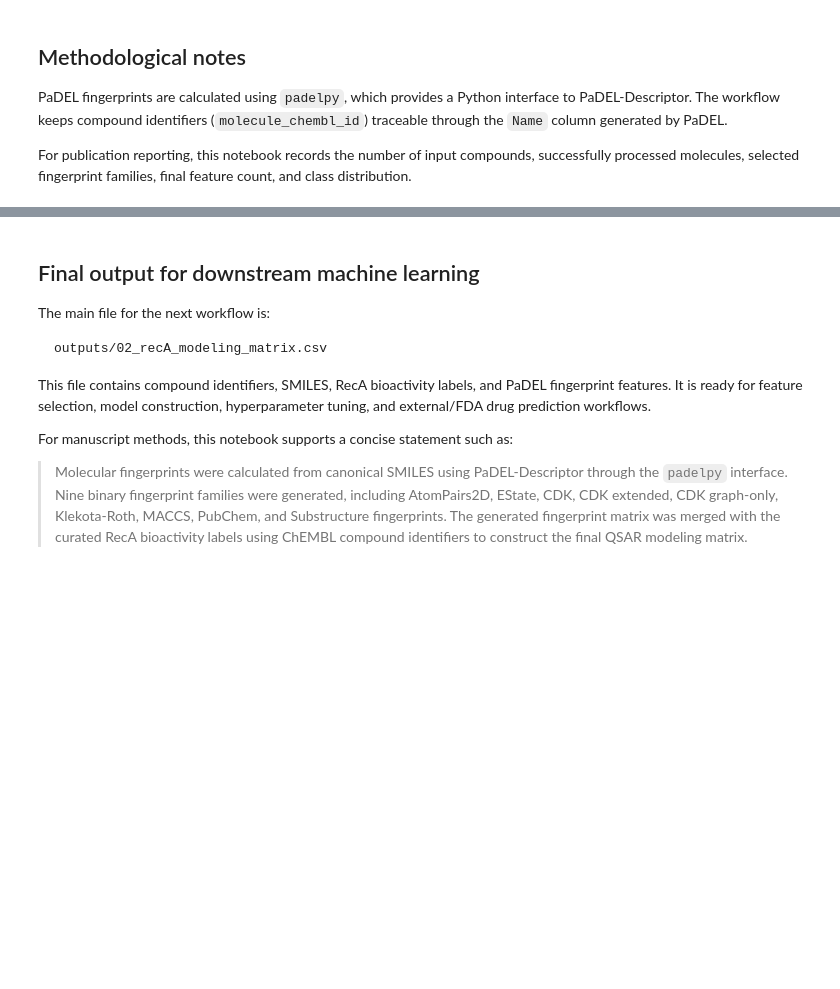
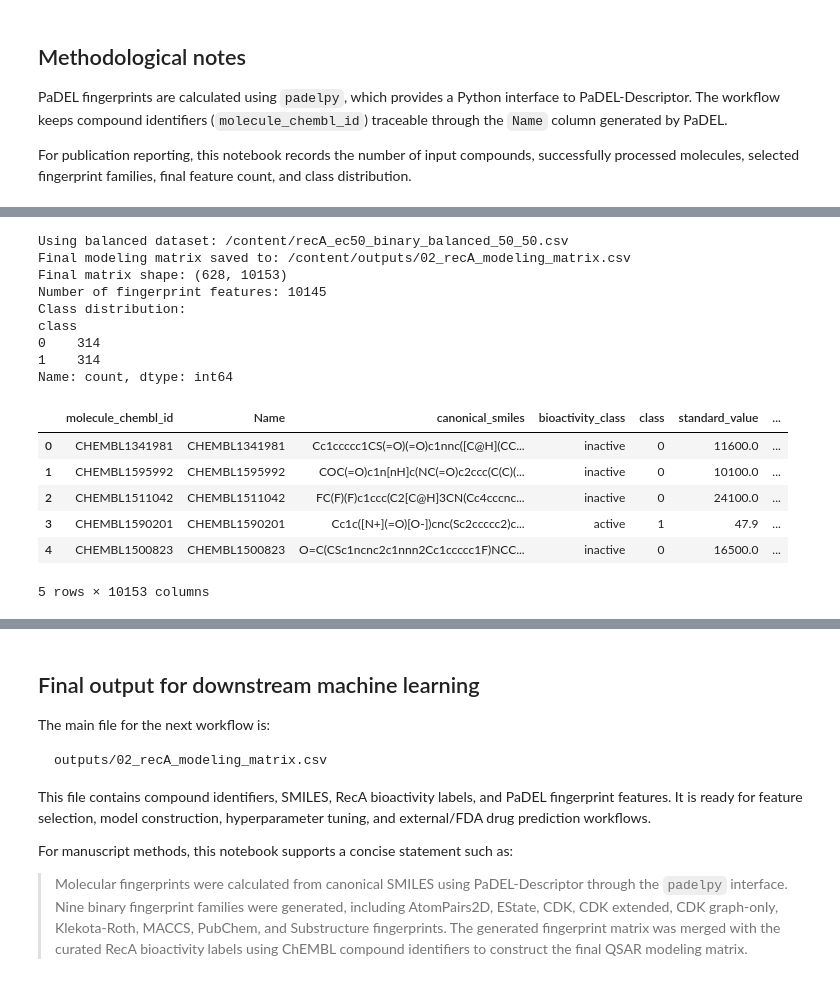
Before and after one commit to akbar527/Akbar, a Jupyter notebook: 2_RecA_PaDEL_Fingerprint_Modeling_Matrix_publication_ready.ipynb, the cells around one changed output, grey strips where cells are left out. Drawn from its saved outputs; the diff is of its cells as text; code cells hidden in the pictures; blank space fills up the shorter version.

```diff
--- a/2_RecA_PaDEL_Fingerprint_Modeling_Matrix_publication_ready.ipynb
+++ b/2_RecA_PaDEL_Fingerprint_Modeling_Matrix_publication_ready.ipynb
@@ -310,19 +365,22 @@ def calculate_fingerprint_family(
     output_file = PADEL_DIR / f"{fingerprint_name}.csv"
 
     print(f"Calculating {fingerprint_name} fingerprints...")
-    padeldescriptor(
-        mol_dir=str(SMILES_FILE),
-        d_file=str(output_file),
-        descriptortypes=str(descriptor_xml),
-        detectaromaticity=True,
-        standardizenitro=True,
-        standardizetautomers=True,
-        removesalt=True,
-        fingerprints=True,
-        threads=threads,
-        log=True,
-        maxruntime=timeout,
-    )
+    padel_args = {
+        "mol_dir": str(SMILES_FILE),
+        "d_file": str(output_file),
+        "descriptortypes": str(descriptor_xml),
+        "detectaromaticity": True,
+        "standardizenitro": True,
+        "standardizetautomers": True,
+        "removesalt": True,
+        "fingerprints": True,
+        "threads": threads,
+        "log": True,
+    }
+    if timeout is not None:
+        padel_args["maxruntime"] = timeout
+
+    padeldescriptor(**padel_args)
 
     if not output_file.exists():
         raise FileNotFoundError(f"PaDEL did not create output file: {output_file}")
@@ -409,6 +495,12 @@ combined_fingerprints.head()
 # ============================================================
 # 8. Assemble final modeling matrix
 # ============================================================
+
+# Redefine INPUT_FILE and BALANCED_FILE to their actual locations in /content
+# This temporary redefinition is necessary because the global variables were set
+# to a nested path that does not exist for these files in the current environment.
+INPUT_FILE = Path("/content/recA_ec50_binary.csv")
+BALANCED_FILE = Path("/content/recA_ec50_binary_balanced_50_50.csv")
 
 def load_modeling_base() -> pd.DataFrame:
     """Use the balanced dataset if available; otherwise use the curated input dataset."""
@@ -453,33 +545,50 @@ def assemble_modeling_matrix(base: pd.DataFrame, combined_fp: pd.DataFrame) -> t
         how="inner",
         validate="one_to_one",
     )
 
     if modeling.empty:
         raise ValueError("Final matrix is empty. Check molecule_chembl_id / Name matching.")
 
     # Keep publication-friendly column order.
     first_cols = []
     for col in ["molecule_chembl_id", "Name", "canonical_smiles", "bioactivity_class", "class"]:
         if col in modeling.columns:
             first_cols.append(col)
     remaining_cols = [c for c in modeling.columns if c not in first_cols]
     modeling = modeling[first_cols + remaining_cols]
 
     # Replace any remaining missing fingerprint values with 0.
     modeling[fp_feature_cols] = modeling[fp_feature_cols].fillna(0)
 
     modeling.to_csv(FINAL_MATRIX_FILE, index=False)
     return modeling, fp_feature_cols
 
 base_dataset = load_modeling_base()
 final_matrix, fingerprint_feature_cols = assemble_modeling_matrix(base_dataset, combined_fingerprints)
 
 print("Final modeling matrix saved to:", FINAL_MATRIX_FILE)
 print("Final matrix shape:", final_matrix.shape)
 print("Number of fingerprint features:", len(fingerprint_feature_cols))
 print("Class distribution:")
 print(final_matrix["class"].value_counts().sort_index())
 final_matrix.head()
+# %% [output]
+Using balanced dataset: /content/recA_ec50_binary_balanced_50_50.csv
+Final modeling matrix saved to: /content/outputs/02_recA_modeling_matrix.csv
+Final matrix shape: (628, 10153)
+Number of fingerprint features: 10145
+Class distribution:
+class
+0    314
+1    314
+Name: count, dtype: int64
+|  | molecule_chembl_id | Name | canonical_smiles | bioactivity_class | class | standard_value | ... |
+| 0 | CHEMBL1341981 | CHEMBL1341981 | Cc1ccccc1CS(=O)(=O)c1nnc([C@H](CC... | inactive | 0 | 11600.0 | ... |
+| 1 | CHEMBL1595992 | CHEMBL1595992 | COC(=O)c1n[nH]c(NC(=O)c2ccc(C(C)(... | inactive | 0 | 10100.0 | ... |
+| 2 | CHEMBL1511042 | CHEMBL1511042 | FC(F)(F)c1ccc(C2[C@H]3CN(Cc4cccnc... | inactive | 0 | 24100.0 | ... |
+| 3 | CHEMBL1590201 | CHEMBL1590201 | Cc1c([N+](=O)[O-])cnc(Sc2ccccc2)c... | active | 1 | 47.9 | ... |
+| 4 | CHEMBL1500823 | CHEMBL1500823 | O=C(CSc1ncnc2c1nnn2Cc1ccccc1F)NCC... | inactive | 0 | 16500.0 | ... |
+5 rows × 10153 columns
 # %%
 # ============================================================
 # 9. Save reproducibility summary
```
Also changed, not shown: parts of 10 cells of this notebook.
